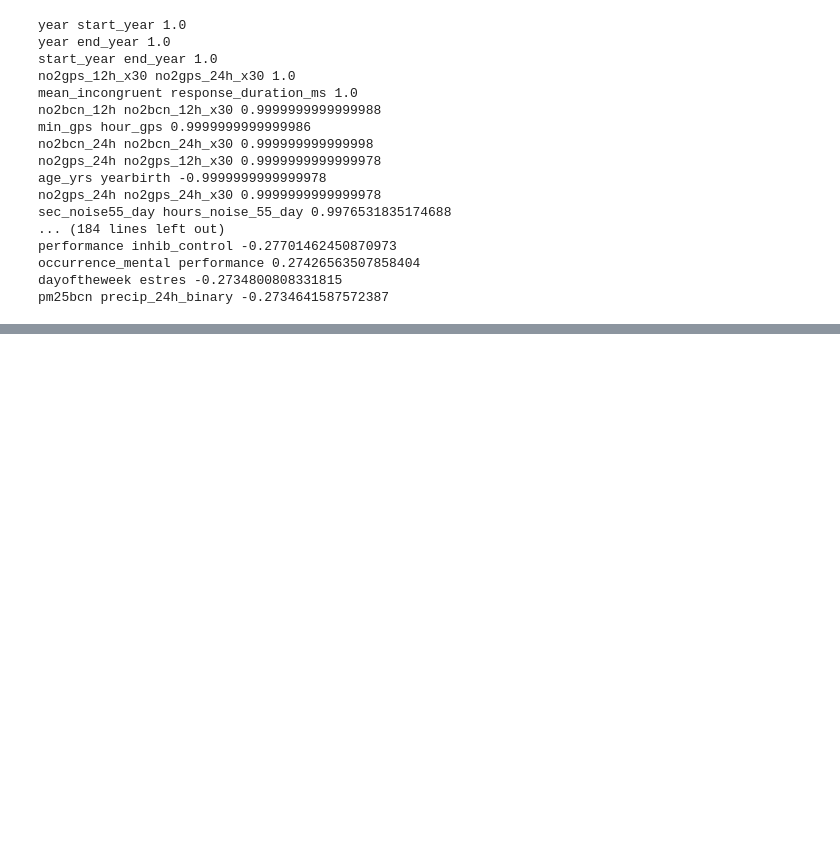
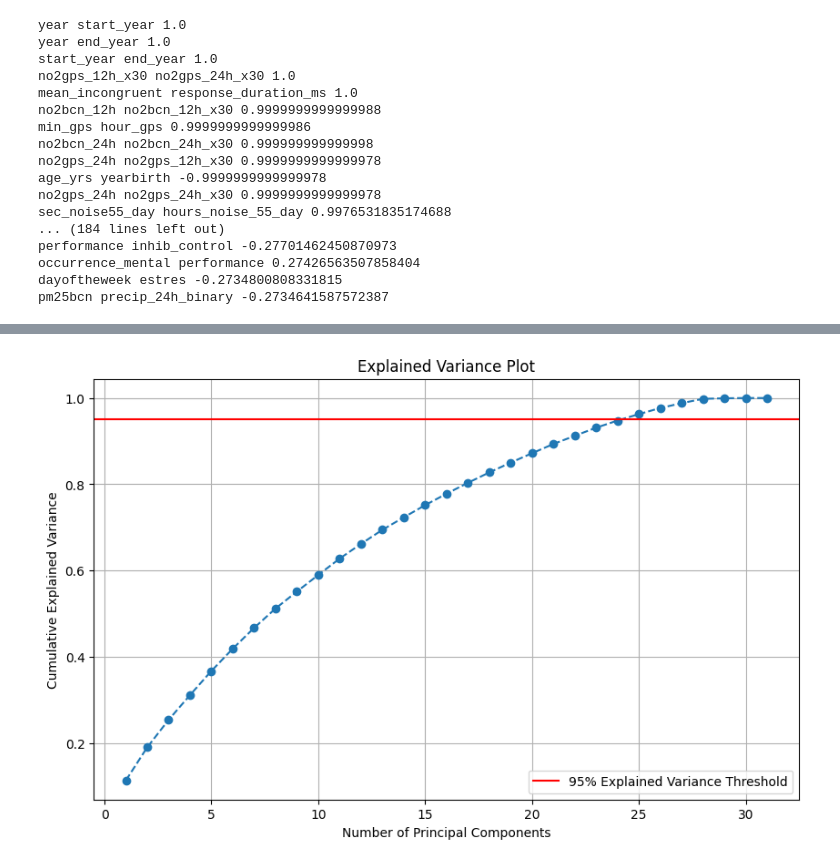
Before and after one commit to shashwat1237/Air-Pollution-and-Mental-Health, a Jupyter notebook: Untitled.ipynb, the cells around one changed output, grey strips where cells are left out. Cells and saved outputs as stored; diff of their text form; code cells hidden in the pictures; blank space fills up the shorter version.

```diff
--- a/Untitled.ipynb
+++ b/Untitled.ipynb
@@ -200,3 +208,6 @@ performance inhib_control -0.27701462450870973
 occurrence_mental performance 0.27426563507858404
 dayoftheweek estres -0.2734800808331815
 pm25bcn precip_24h_binary -0.2734641587572387
+# %%
+columns=list(numerical_df.columns)
+numerical_df.drop(columns=["bienestar","energia","estres","sueno"],inplace=True)
@@ -202,0 +337,19 @@ pm25bcn precip_24h_binary -0.2734641587572387
+# %%
+from sklearn.neighbors import LocalOutlierFactor
+lof = LocalOutlierFactor(n_neighbors=2, contamination=0.1)
+
+# Fit the model and get the outlier labels.
+# -1 indicates an outlier, and 1 indicates an inlier.
+outlier_labels = lof.fit_predict(X_scaled)
+
+# Step 3: Add the labels to the DataFrame and filter
+X_scaled['outlier_label'] = outlier_labels
+
+# Filter out the rows identified as outliers
+X_scaled_clean = X_scaled[X_scaled['outlier_label'] == 1]
+X_scaled_clean.drop("outlier_label",axis=1,inplace=True)
+print("Original DataFrame (with labels):")
+print(len(X_scaled))
+
+print("\nCleaned DataFrame (outliers removed):")
+print(len(X_scaled_clean))
@@ -202,0 +366,20 @@ pm25bcn precip_24h_binary -0.2734641587572387
+# %%
+pca = PCA()
+pca.fit(X_scaled_clean)
+
+# Step 4: Calculate the cumulative explained variance
+explained_variance = pca.explained_variance_ratio_
+cumulative_variance = np.cumsum(explained_variance)
+
+# Step 5: Plot the explained variance
+plt.figure(figsize=(10, 6))
+plt.plot(range(1, len(cumulative_variance) + 1), cumulative_variance, marker='o', linestyle='--')
+plt.title('Explained Variance Plot')
+plt.xlabel('Number of Principal Components')
+plt.ylabel('Cumulative Explained Variance')
+plt.grid(True)
+plt.axhline(y=0.95, color='r', linestyle='-', label='95% Explained Variance Threshold')
+plt.legend(loc='lower right')
+plt.show()
+# %% [output]
+[figure, added]
```
Also changed, not shown: parts of 16 cells of this notebook.
